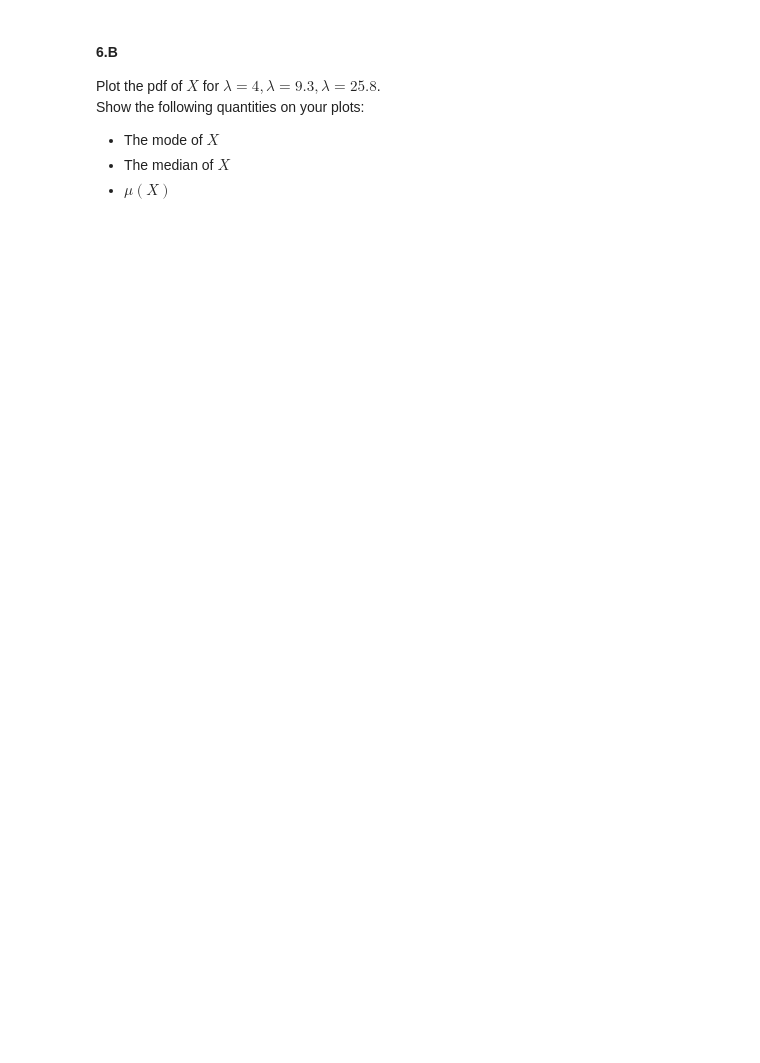
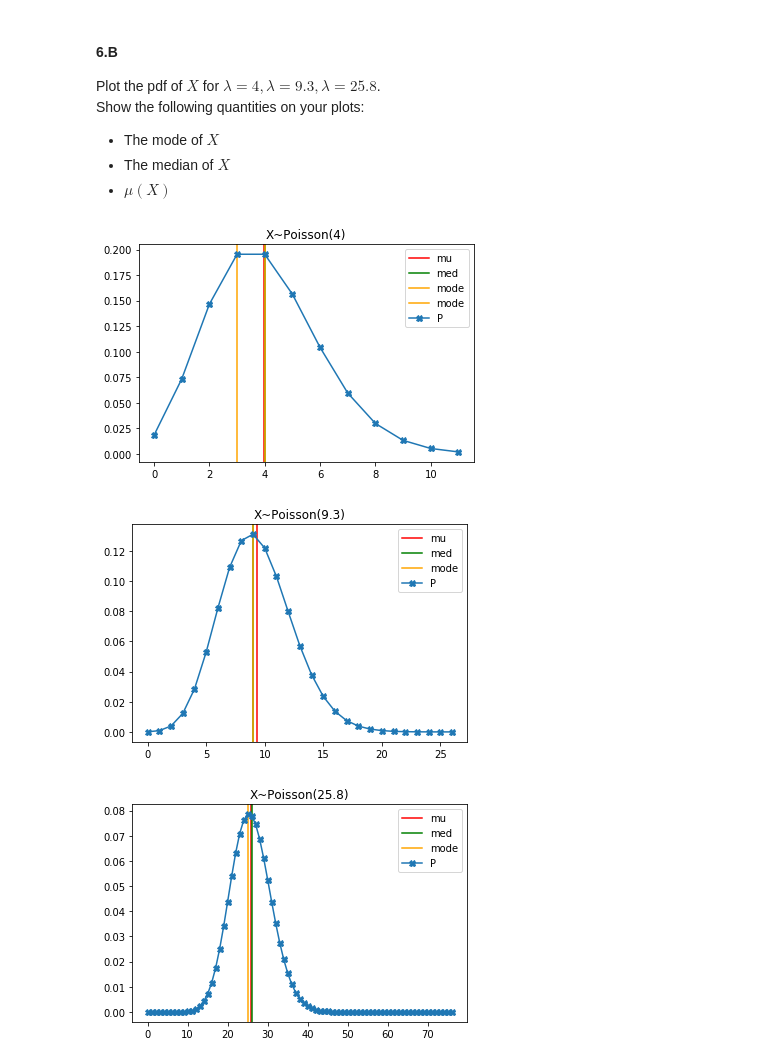
Before and after one commit to ihadanny/stat3620, a Jupyter notebook: HW1_hadanny_kohanovski.ipynb, the cells around one changed output. Saved outputs shown, nothing was run; the diff lists cells and outputs as text; code cells hidden in the pictures; blank space fills up the shorter version.

```diff
--- a/HW1_hadanny_kohanovski.ipynb
+++ b/HW1_hadanny_kohanovski.ipynb
@@ -335,3 +369,7 @@ $$P=\begin{pmatrix}
 \end{pmatrix}$$
 
 1. What is the distribution of the change in stock after 2 consecutive days of (independent) changes? After 5 consecutive days?
+# %%
+P = {-1:0.2, 0:0.25, 1:0.35, 2:0.05, 3:0.15}
+print(NFoldConv(P, 2))
+print(NFoldConv(P, 5))
@@ -350,3 +407,40 @@ Show the following quantities on your plots:
 * The mode of $X$
 * The median of $X$
 * $\mu(X)$
+# %%
+import numpy as np
+import math
+def poisson(k, lamb):
+    return lamb**k*np.exp(-lamb)/math.factorial(k)
+
+def find_median(X, P):
+    c = 0
+    for idx, v in enumerate(P):
+        c += v
+        if c >= 0.5:
+            return X[idx]
+
+def find_modes(X, P):
+    maxi = max(P)
+    modes = [X[idx] for idx, p in enumerate(P) if p == maxi]
+    return modes
+
+for lamb in [4, 9.3, 25.8]:
+    X = np.arange(0,int(3*lamb),1)
+    P = [poisson(x, lamb) for x in X]
+    mu = np.dot(X, P)
+    med = find_median(X, P)
+    modes = find_modes(X, P)
+    plt.axvline(x=mu, label='mu', color='r')
+    plt.axvline(x=med, label='med', color='g')
+    for mode in modes:
+        plt.axvline(x=mode, label='mode', color='orange')
+
+    plt.plot(X, P, marker='X', label='P')
+    plt.title(f"X~Poisson({lamb})")
+    plt.legend()
+    plt.show()
+# %% [output]
+[figure, added]
+[figure, added]
+[figure, added]
```
Also changed, not shown: parts of 7 cells of this notebook.
